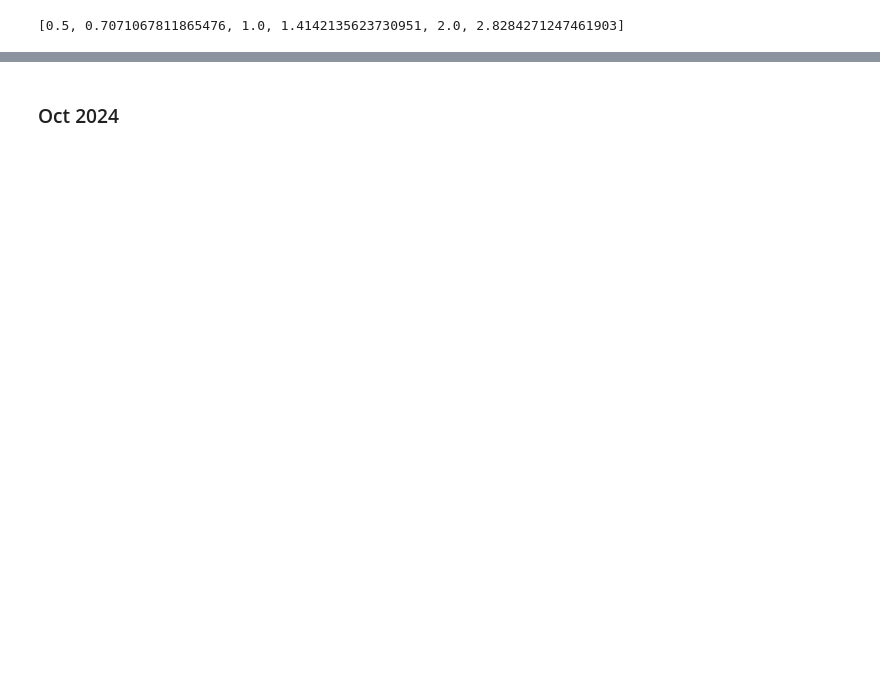
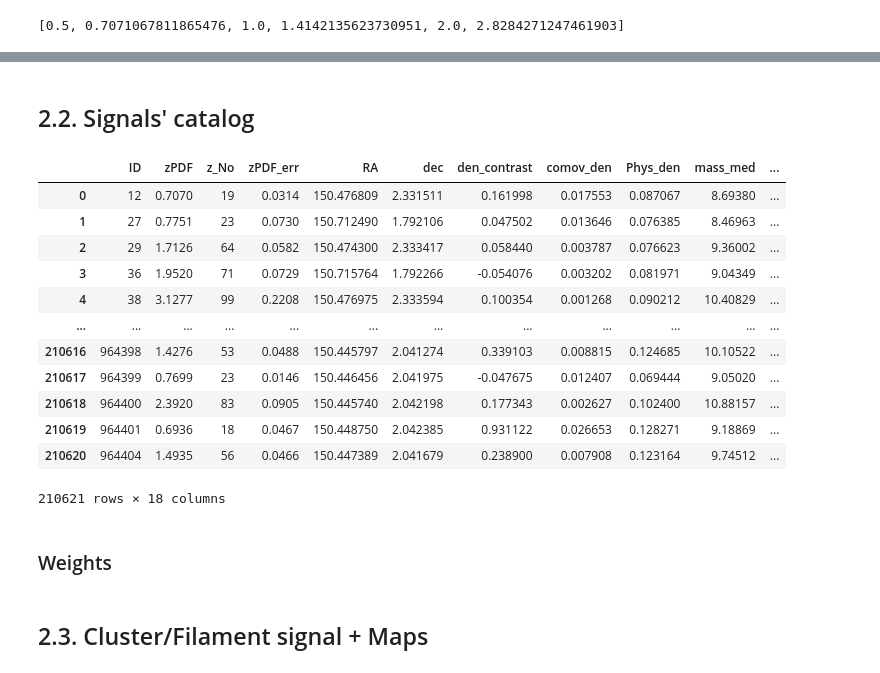
Before and after one commit to sinataamoli/COSMOS2020-filaments, a Jupyter notebook: COSMOS2020_Filaments-v2.ipynb, the cells around one changed output, grey strips where cells are left out. Saved outputs shown, nothing was run; the diff lists cells and outputs as text; code cells hidden in the pictures; blank space fills up the shorter version.

```diff
--- a/COSMOS2020_Filaments-v2.ipynb
+++ b/COSMOS2020_Filaments-v2.ipynb
@@ -691,0 +1133,27 @@ numpy_array = dense_tensor.numpy()
+# %% [markdown]
+## 2.2. Signals' catalog
+# %%
+hdul1 = fits.open('./inputs/COSMOS2020_DensityCatalog.fits')
+density_cat= hdul1[1].data
+density_cat = pd.DataFrame(density_cat)
+
+# now we define a signals_cat which is the copy of density cat with two additional columns: c_signal and f_signal
+signals_cat = density_cat.copy()
+signals_cat['c_signal'] = np.zeros(len(density_cat))
+signals_cat['f_signal'] = np.zeros(len(density_cat))
+
+signals_cat
+# %% [output]
+|  | ID | zPDF | z_No | zPDF_err | RA | dec | den_contrast | comov_den | Phys_den | mass_med | ... |
+| 0 | 12 | 0.7070 | 19 | 0.0314 | 150.476809 | 2.331511 | 0.161998 | 0.017553 | 0.087067 | 8.69380 | ... |
+| 1 | 27 | 0.7751 | 23 | 0.0730 | 150.712490 | 1.792106 | 0.047502 | 0.013646 | 0.076385 | 8.46963 | ... |
+| 2 | 29 | 1.7126 | 64 | 0.0582 | 150.474300 | 2.333417 | 0.058440 | 0.003787 | 0.076623 | 9.36002 | ... |
+| 3 | 36 | 1.9520 | 71 | 0.0729 | 150.715764 | 1.792266 | -0.054076 | 0.003202 | 0.081971 | 9.04349 | ... |
+| 4 | 38 | 3.1277 | 99 | 0.2208 | 150.476975 | 2.333594 | 0.100354 | 0.001268 | 0.090212 | 10.40829 | ... |
+| ... | ... | ... | ... | ... | ... | ... | ... | ... | ... | ... | ... |
+| 210616 | 964398 | 1.4276 | 53 | 0.0488 | 150.445797 | 2.041274 | 0.339103 | 0.008815 | 0.124685 | 10.10522 | ... |
+| 210617 | 964399 | 0.7699 | 23 | 0.0146 | 150.446456 | 2.041975 | -0.047675 | 0.012407 | 0.069444 | 9.05020 | ... |
+| 210618 | 964400 | 2.3920 | 83 | 0.0905 | 150.445740 | 2.042198 | 0.177343 | 0.002627 | 0.102400 | 10.88157 | ... |
+| 210619 | 964401 | 0.6936 | 18 | 0.0467 | 150.448750 | 2.042385 | 0.931122 | 0.026653 | 0.128271 | 9.18869 | ... |
+| 210620 | 964404 | 1.4935 | 56 | 0.0466 | 150.447389 | 2.041679 | 0.238900 | 0.007908 | 0.123164 | 9.74512 | ... |
+210621 rows × 18 columns
@@ -691,0 +1185,2 @@ numpy_array = dense_tensor.numpy()
+# %% [markdown]
+### Weights
@@ -692,2 +1212,2 @@ numpy_array = dense_tensor.numpy()
 # %% [markdown]
-### Oct 2024
+## 2.3. Cluster/Filament signal + Maps
```
Also changed, not shown: parts of 30 cells of this notebook, 1 other file.
